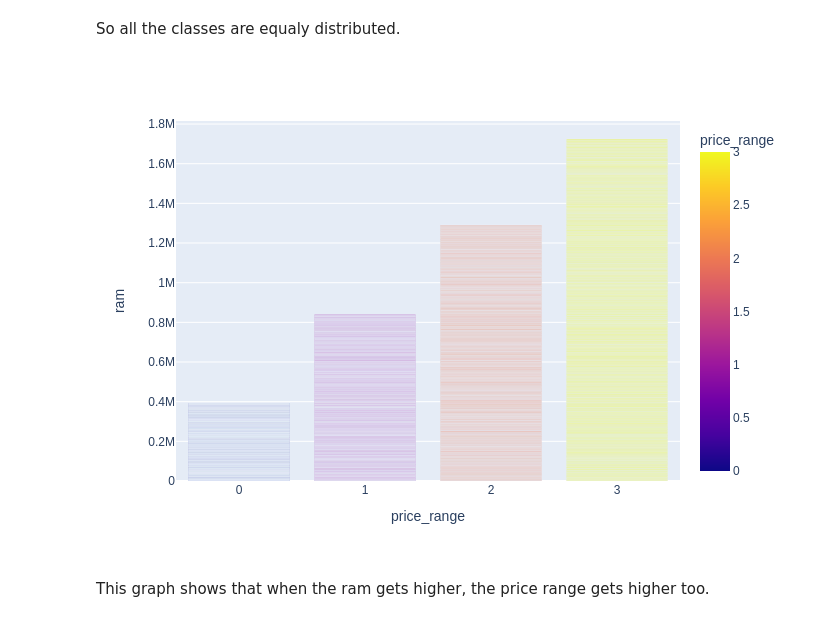
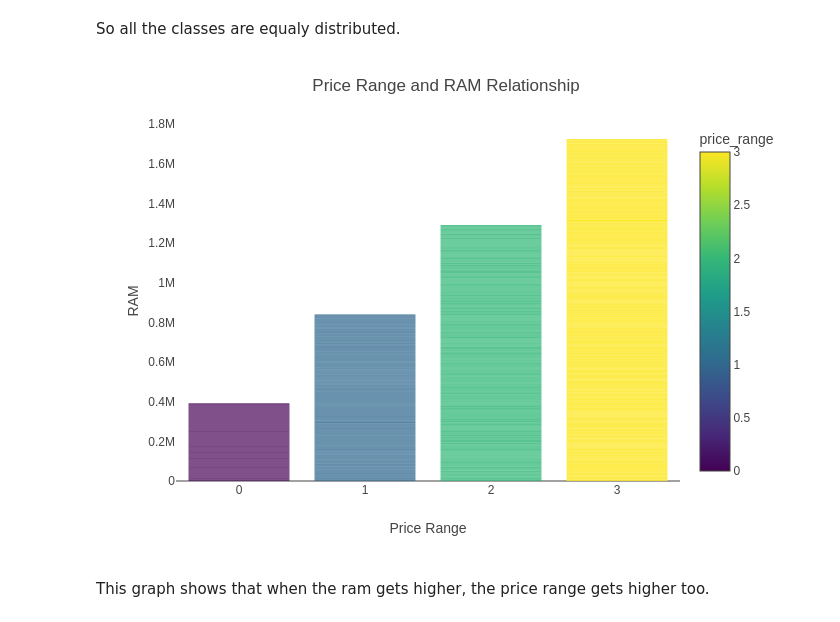
Before and after one commit to TatKhachatryan/Classification-Project, a Jupyter notebook: Mobile_Price_Classification.ipynb, the cells around one changed output. Cells and saved outputs as stored; diff of their text form; code cells hidden in the pictures.

```diff
--- a/Mobile_Price_Classification.ipynb
+++ b/Mobile_Price_Classification.ipynb
@@ -168,10 +164,13 @@ fig.show(renderer="png")
 # %% [markdown]
 So all the classes are equaly distributed.
 # %%
-fig = px.bar(train, x='price_range', y='ram',  color='price_range')
+fig = px.bar(train, x='price_range', y='ram',  template='ygridoff', color='price_range')
+fig.update_layout(title='Price Range and RAM Relationship',
+                  xaxis_title="Price Range",
+                  yaxis_title="RAM",)
 fig.show(renderer="png")
 # %% [output]
-[figure, old version]
+[figure, new version]
 # %% [markdown]
 This graph shows that when the ram gets higher, the price range gets higher too.
 # %%
```
Also changed, not shown: parts of 22 cells of this notebook.
